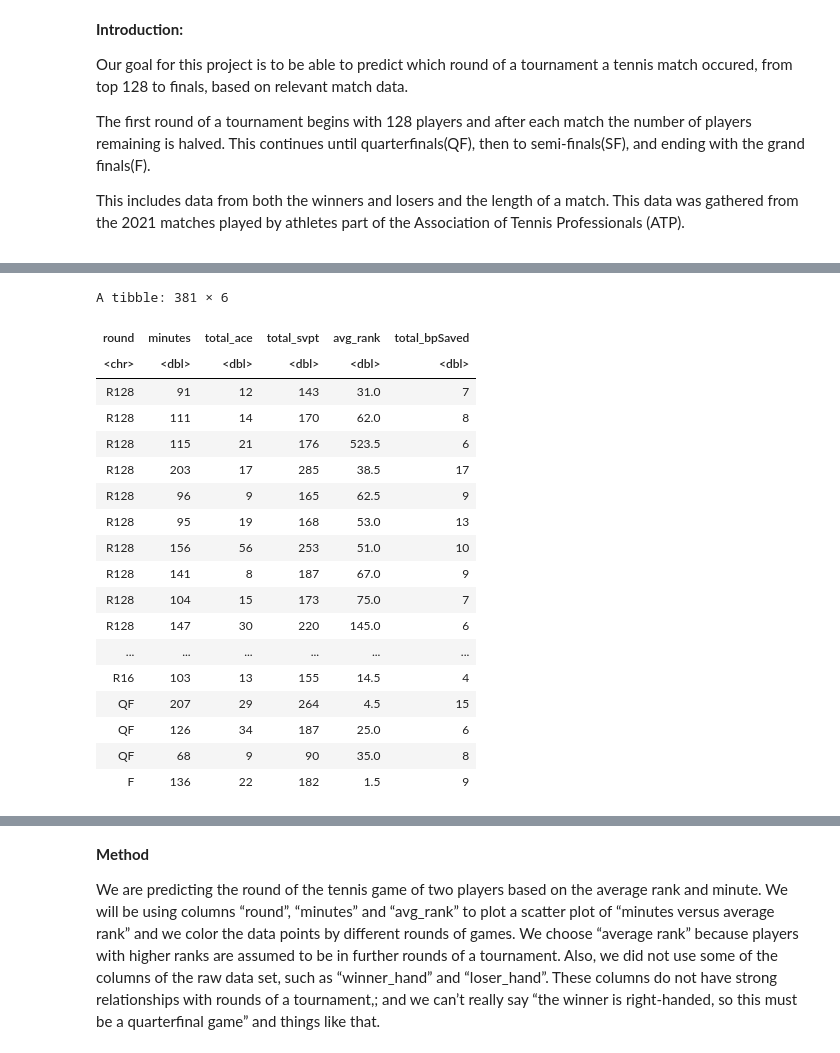
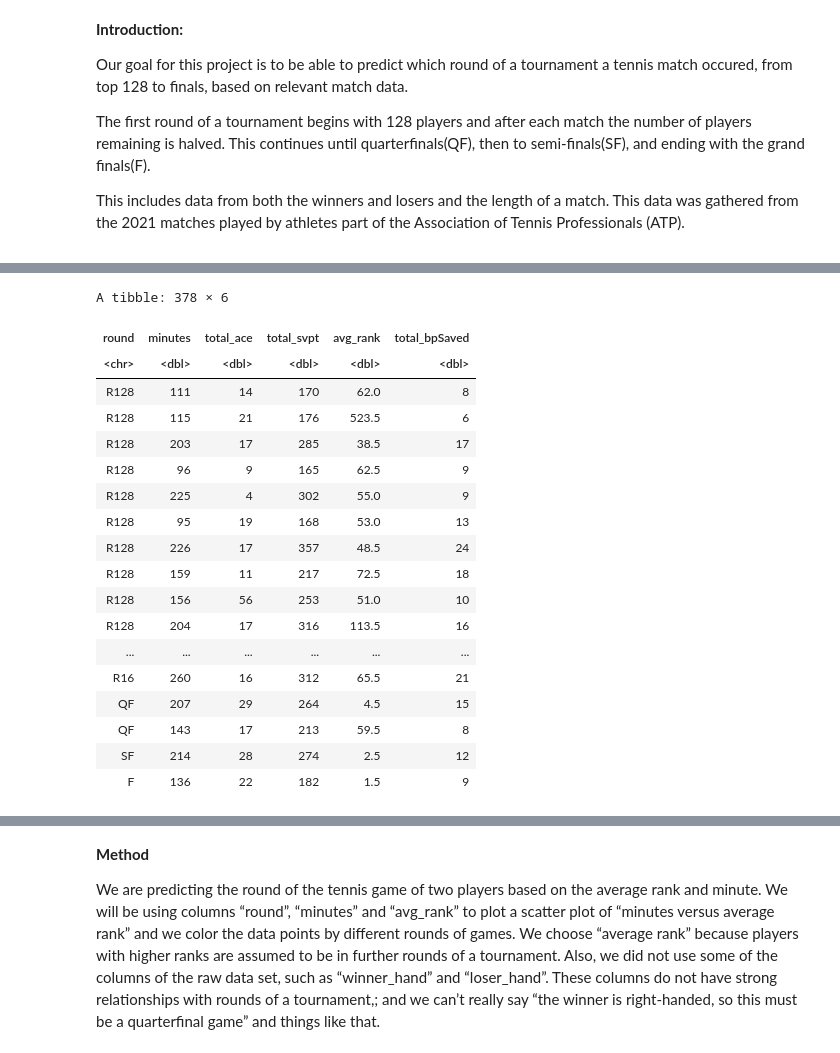
Before and after one commit to brianapavey/Group-Project, a Jupyter notebook: tennis_data_project.ipynb, the cells around one changed output, grey strips where cells are left out. Saved outputs shown, nothing was run; the diff lists cells and outputs as text; code cells hidden in the pictures.

```diff
--- a/tennis_data_project.ipynb
+++ b/tennis_data_project.ipynb
@@ -77,31 +65,32 @@ A tibble: 507 × 13
 | Daniil Medvedev | Novak Djokovic | F | 5 | 136 | 16 | 90 | 2 | 5 | 6 | 92 | ... |
 # %%
 tennis_comb <- tennis_train %>%
+                drop_na() %>%
                 mutate(total_ace = w_ace + l_ace) %>%
                 mutate(total_svpt = w_svpt + l_svpt) %>%
                 mutate(avg_rank = ((winner_rank + loser_rank)/2)) %>%
                 mutate(total_bpSaved = w_bpSaved + l_bpSaved) %>%
                 select(round, minutes, total_ace:total_bpSaved)
 tennis_comb
 # %% [output]
-A tibble: 381 × 6
+A tibble: 378 × 6
 | round | minutes | total_ace | total_svpt | avg_rank | total_bpSaved |
 | <chr> | <dbl> | <dbl> | <dbl> | <dbl> | <dbl> |
-| R128 | 91 | 12 | 143 | 31.0 | 7 |
 | R128 | 111 | 14 | 170 | 62.0 | 8 |
 | R128 | 115 | 21 | 176 | 523.5 | 6 |
 | R128 | 203 | 17 | 285 | 38.5 | 17 |
 | R128 | 96 | 9 | 165 | 62.5 | 9 |
+| R128 | 225 | 4 | 302 | 55.0 | 9 |
 | R128 | 95 | 19 | 168 | 53.0 | 13 |
+| R128 | 226 | 17 | 357 | 48.5 | 24 |
+| R128 | 159 | 11 | 217 | 72.5 | 18 |
 | R128 | 156 | 56 | 253 | 51.0 | 10 |
-| R128 | 141 | 8 | 187 | 67.0 | 9 |
-| R128 | 104 | 15 | 173 | 75.0 | 7 |
-| R128 | 147 | 30 | 220 | 145.0 | 6 |
+| R128 | 204 | 17 | 316 | 113.5 | 16 |
 | ... | ... | ... | ... | ... | ... |
-| R16 | 103 | 13 | 155 | 14.5 | 4 |
+| R16 | 260 | 16 | 312 | 65.5 | 21 |
 | QF | 207 | 29 | 264 | 4.5 | 15 |
-| QF | 126 | 34 | 187 | 25.0 | 6 |
-| QF | 68 | 9 | 90 | 35.0 | 8 |
+| QF | 143 | 17 | 213 | 59.5 | 8 |
+| SF | 214 | 28 | 274 | 2.5 | 12 |
 | F | 136 | 22 | 182 | 1.5 | 9 |
 # %%
 #Table Summary of Data
```
Also changed, not shown: parts of 4 cells of this notebook.
